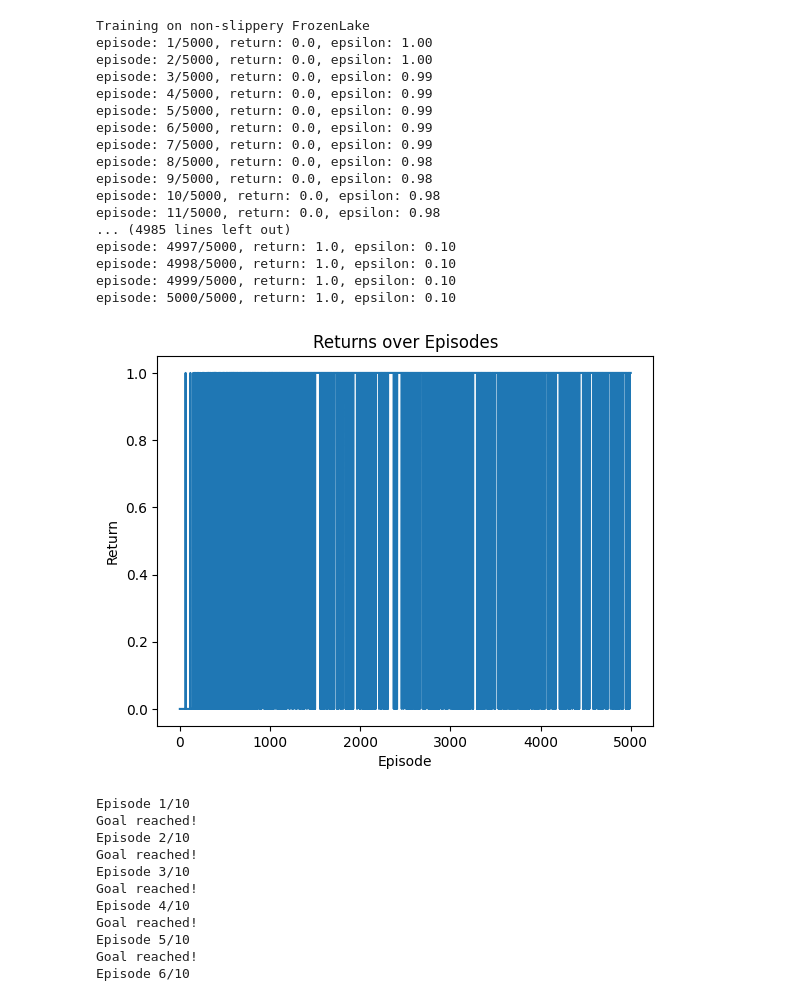
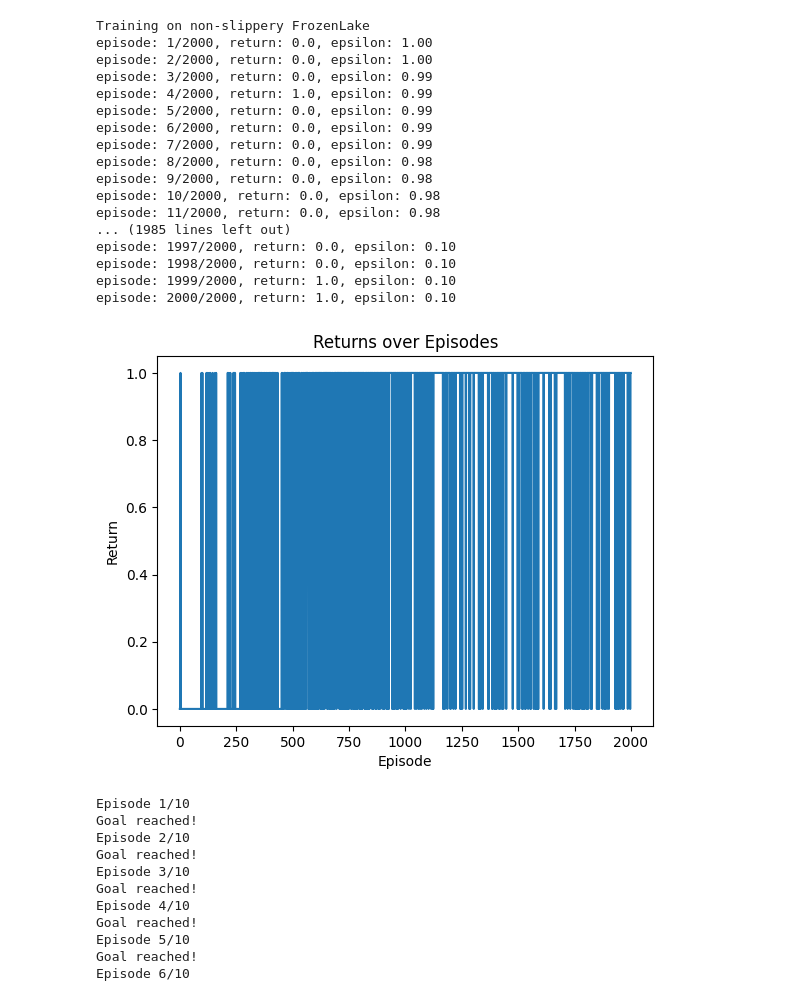
Before and after one commit to LMrilo/DL_project, a Jupyter notebook: DeepLearning_Project-2.ipynb, the cells around one changed output. Saved outputs shown, nothing was run; the diff lists cells and outputs as text; code cells hidden in the pictures.

```diff
--- a/DeepLearning_Project-2.ipynb
+++ b/DeepLearning_Project-2.ipynb
@@ -50,7 +50,7 @@ class FrozenLake():
     epsilon_decay = 0.998
     gamma = 0.9  # Discount factor
     update_rate = 10  # Update target network every 10 episodes
-    replay_memory_size = 500  # Replay memory size
+    replay_memory_size = 1000  # Replay memory size
     batch_size = 64  # Number of samples to take from replay memory
     checkpoint_episode = 200  # Save model checkpoint every 100 episodes
 
@@ -176,7 +176,7 @@ class FrozenLake():
 
         # Load learned policy
         policy_net = DQNetwork(num_states, num_actions)
-        policy_net.load_state_dict(torch.load("trained_agents/policy_net5000.pth"))
+        policy_net.load_state_dict(torch.load("trained_agents/policy_net2000.pth"))
         policy_net.eval()  # switch model to evaluation mode
 
         for i in range(1, episodes + 1):
@@ -202,33 +202,35 @@ class FrozenLake():
 # %%
 # Train the model and get returns
 fl = FrozenLake()
-returns = fl.train(episodes=5000, render=False, is_slippery=False)
+returns = fl.train(episodes=2000, render=False, is_slippery=False)
 
 # Plot the returns
 plt.plot(returns)
 plt.xlabel('Episode')
 plt.ylabel('Return')
 plt.title('Returns over Episodes')
 plt.show()
+
+print("Rate of success: ", sum(returns)/len(returns))
 # %% [output]
 Training on non-slippery FrozenLake
-episode: 1/5000, return: 0.0, epsilon: 1.00
-episode: 2/5000, return: 0.0, epsilon: 1.00
-episode: 3/5000, return: 0.0, epsilon: 0.99
-episode: 4/5000, return: 0.0, epsilon: 0.99
-episode: 5/5000, return: 0.0, epsilon: 0.99
-episode: 6/5000, return: 0.0, epsilon: 0.99
-episode: 7/5000, return: 0.0, epsilon: 0.99
-episode: 8/5000, return: 0.0, epsilon: 0.98
-episode: 9/5000, return: 0.0, epsilon: 0.98
-episode: 10/5000, return: 0.0, epsilon: 0.98
-episode: 11/5000, return: 0.0, epsilon: 0.98
-... (4985 lines left out)
-episode: 4997/5000, return: 1.0, epsilon: 0.10
-episode: 4998/5000, return: 1.0, epsilon: 0.10
-episode: 4999/5000, return: 1.0, epsilon: 0.10
-episode: 5000/5000, return: 1.0, epsilon: 0.10
+episode: 1/2000, return: 0.0, epsilon: 1.00
+episode: 2/2000, return: 0.0, epsilon: 1.00
+episode: 3/2000, return: 0.0, epsilon: 0.99
+episode: 4/2000, return: 1.0, epsilon: 0.99
+episode: 5/2000, return: 0.0, epsilon: 0.99
+episode: 6/2000, return: 0.0, epsilon: 0.99
+episode: 7/2000, return: 0.0, epsilon: 0.99
+episode: 8/2000, return: 0.0, epsilon: 0.98
+episode: 9/2000, return: 0.0, epsilon: 0.98
+episode: 10/2000, return: 0.0, epsilon: 0.98
+episode: 11/2000, return: 0.0, epsilon: 0.98
+... (1985 lines left out)
+episode: 1997/2000, return: 0.0, epsilon: 0.10
+episode: 1998/2000, return: 0.0, epsilon: 0.10
+episode: 1999/2000, return: 1.0, epsilon: 0.10
+episode: 2000/2000, return: 1.0, epsilon: 0.10
-[figure, old version]
+[figure, new version]
 # %%
 # Test the model
 fl.test(episodes=10, render=True, is_slippery=False)
```
Also changed, not shown: parts of 7 cells of this notebook, 36 other files.
